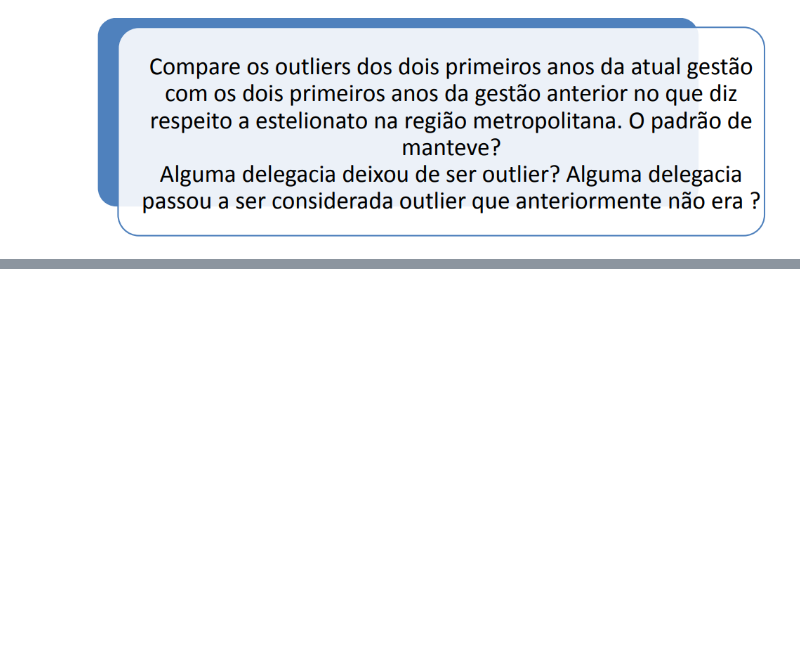
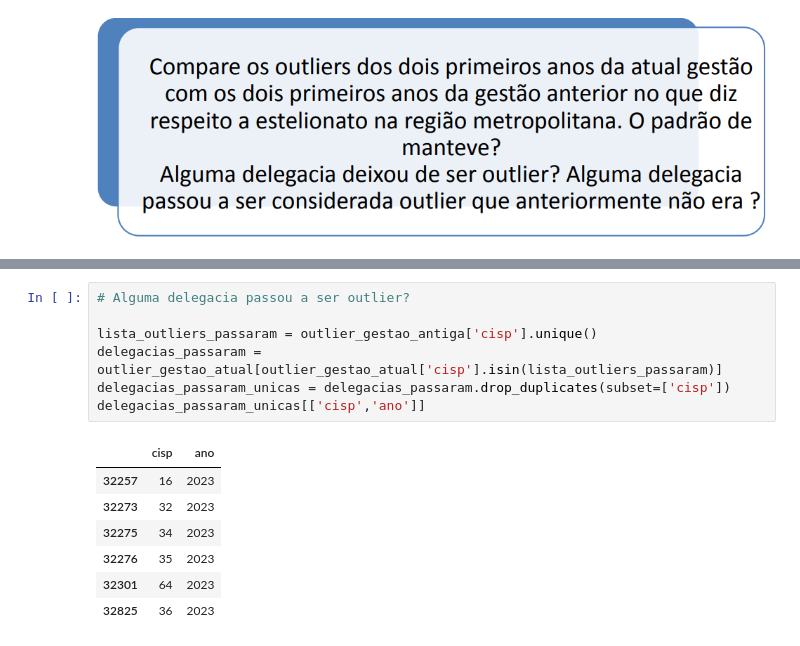
Before and after one commit to renanrib12/senac, a Jupyter notebook: aula2_desafio.ipynb, the cells around one changed output, grey strips where cells are left out. Saved outputs shown, nothing was run; the diff lists cells and outputs as text; blank space fills up the shorter version.

```diff
--- a/aula2_desafio.ipynb
+++ b/aula2_desafio.ipynb
@@ -514,0 +613,15 @@ KeyError: ''
+# %%
+# Alguma delegacia passou a ser outlier?
+
+lista_outliers_passaram = outlier_gestao_antiga['cisp'].unique()
+delegacias_passaram = outlier_gestao_atual[outlier_gestao_atual['cisp'].isin(lista_outliers_passaram)]
+delegacias_passaram_unicas = delegacias_passaram.drop_duplicates(subset=['cisp'])
+delegacias_passaram_unicas[['cisp','ano']]
+# %% [output]
+|  | cisp | ano |
+| 32257 | 16 | 2023 |
+| 32273 | 32 | 2023 |
+| 32275 | 34 | 2023 |
+| 32276 | 35 | 2023 |
+| 32301 | 64 | 2023 |
+| 32825 | 36 | 2023 |
```
Also changed, not shown: parts of 6 cells of this notebook.
